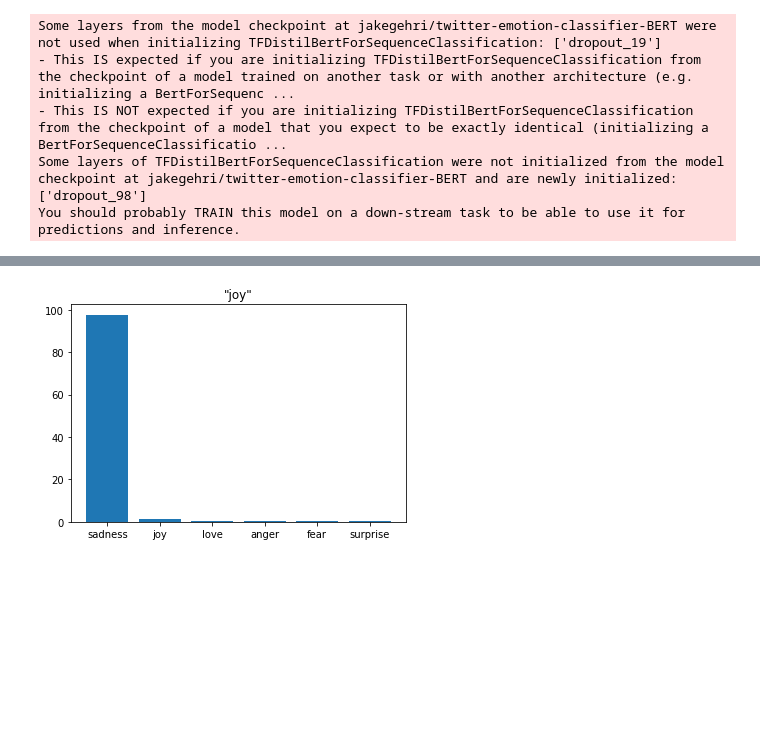
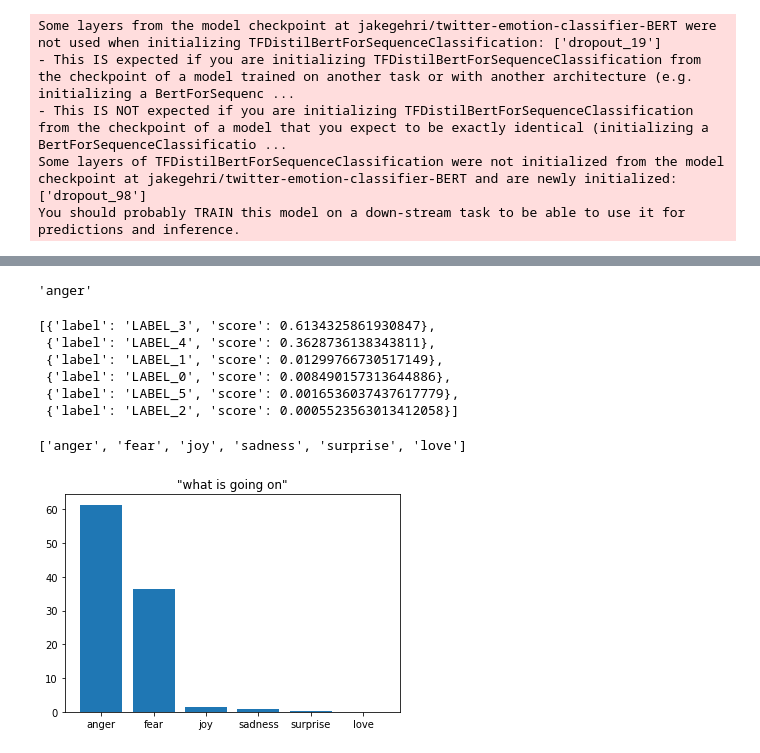
Before and after one commit to jakegehri/twitter-bot, a Jupyter notebook: emotion_classifier.ipynb, the cells around one changed output, grey strips where cells are left out. Cells and saved outputs as stored; diff of their text form; code cells hidden in the pictures; blank space fills up the shorter version.

```diff
--- a/emotion_classifier.ipynb
+++ b/emotion_classifier.ipynb
@@ -235,6 +207,38 @@ preds_df
+# %%
+test_tweet = "what is going on"
+preds = classifier(test_tweet, top_k=6)
+labels = emotions['train'].features['label'].names
+emotion_int = int(preds[0]['label'].replace("_"," ").split()[1])
+labels[emotion_int]
+# %% [output]
+'anger'
+# %%
+preds
+# %% [output]
+[{'label': 'LABEL_3', 'score': 0.6134325861930847},
+ {'label': 'LABEL_4', 'score': 0.3628736138343811},
+ {'label': 'LABEL_1', 'score': 0.01299766730517149},
+ {'label': 'LABEL_0', 'score': 0.008490157313644886},
+ {'label': 'LABEL_5', 'score': 0.0016536037437617779},
+ {'label': 'LABEL_2', 'score': 0.0005523563013412058}]
+# %%
+rank = []
+
+for i in preds:
+  label = i['label']
+  rank.append(int(i['label'].replace("_"," ").split()[1]))
+# %%
+re_rank = []
+for i in rank:
+  re_rank.append(labels[i])
+# %%
+re_rank
+# %% [output]
+['anger', 'fear', 'joy', 'sadness', 'surprise', 'love']
 # %%
-plt.bar(labels, 100 * preds_df['score'], color = 'C0')
+preds_df = pd.DataFrame(preds)
+plt.bar(re_rank, 100 * preds_df['score'], color = 'C0')
 plt.title(f'"{test_tweet}"')
 plt.show()
 # %% [output]
-[figure, old version]
+[figure, new version]
```
Also changed, not shown: parts of 4 cells of this notebook.
